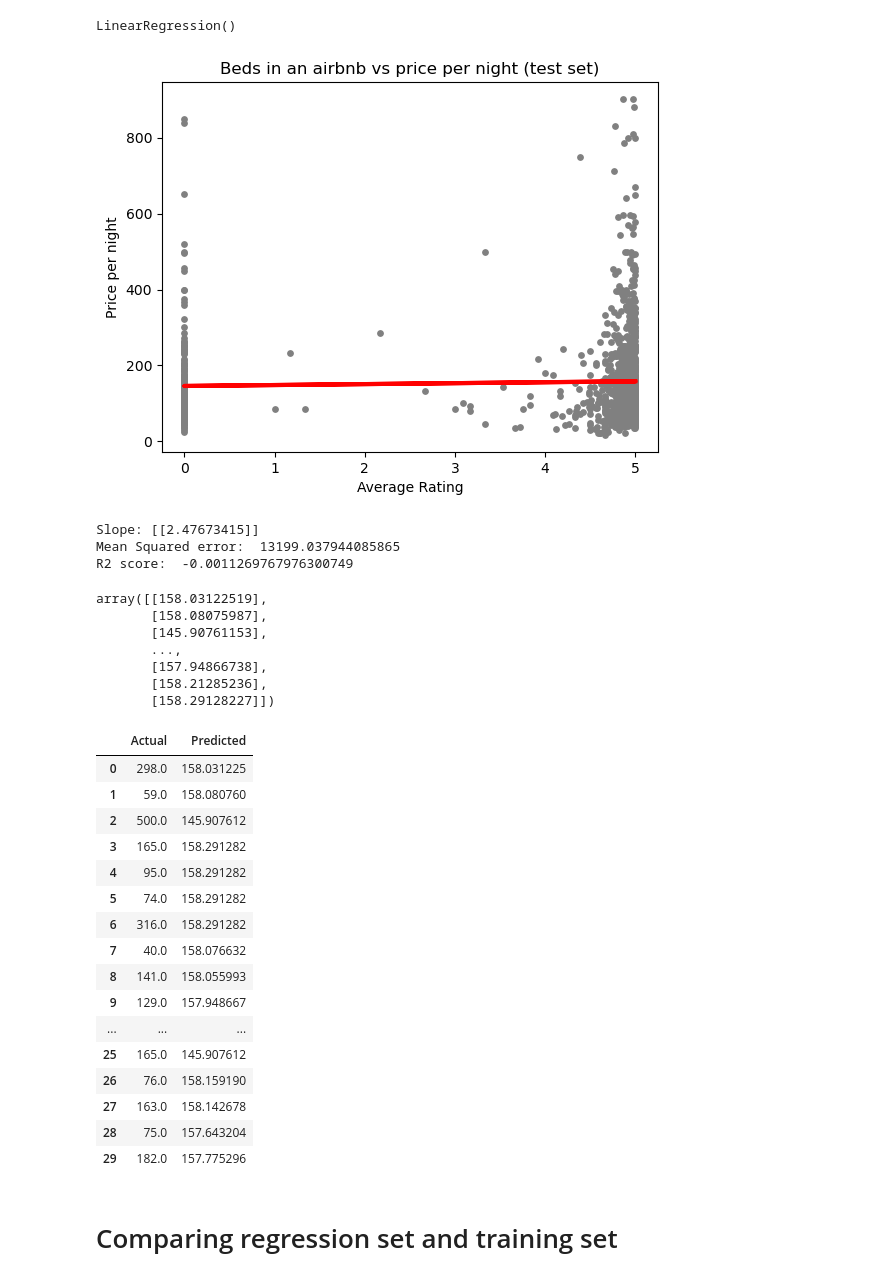
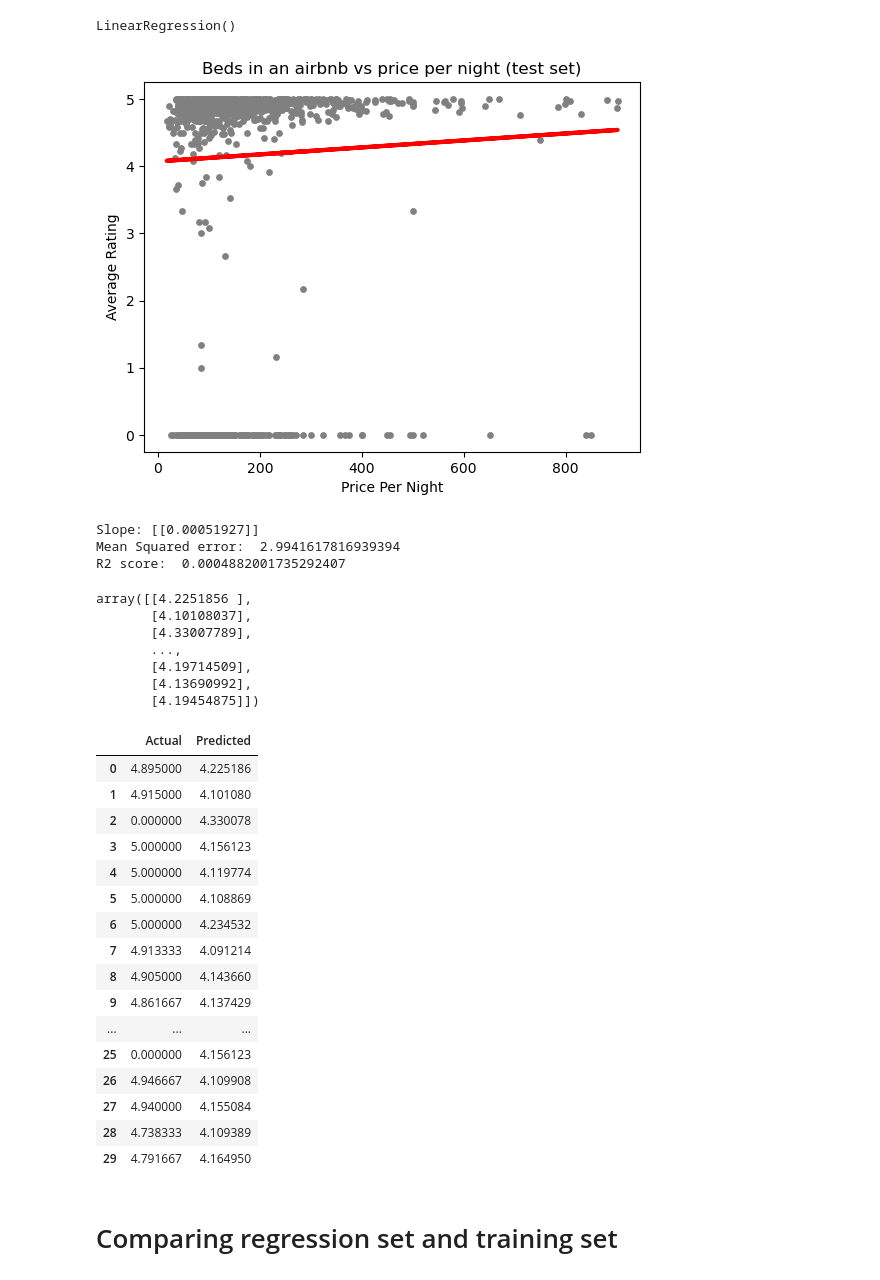
Before and after one commit to GrimlyScarlett/Denver-Airbnb-Analysis, a Jupyter notebook: Scripts/6.7 BNB final analysis.ipynb, the cells around one changed output. Saved outputs shown, nothing was run; the diff lists cells and outputs as text; code cells hidden in the pictures.

```diff
--- a/Scripts/6.7 BNB final analysis.ipynb
+++ b/Scripts/6.7 BNB final analysis.ipynb
@@ -87,7 +87,7 @@ plt.show()
 # %%
 # reshape the variables into NumPy arrays and put them into sepearte objects
-X = df_airbnb['average_ratings'].values.reshape(-1,1)
-y = df_airbnb['price'].values.reshape(-1,1)
+X = df_airbnb['price'].values.reshape(-1,1)
+y = df_airbnb['average_ratings'].values.reshape(-1,1)
 # %%
 #splitting data into training set and test set
 X_train, X_test, y_train, y_test = train_test_split(X, y, test_size=0.3, random_state=0)
@@ -105,14 +105,14 @@ y_predicted = regression.predict(X_test)
 # %%
 #creating a plot that shows the regression line from the model on the test set
 plot_test = plt
 plot_test.scatter(X_test, y_test, color ='gray', s = 15)
 plot_test.plot(X_test, y_predicted, color = 'red', linewidth = 3)
 plot_test.title('Beds in an airbnb vs price per night (test set)')
-plot_test.xlabel('Average Rating')
-plot_test.ylabel('Price per night')
+plot_test.xlabel('Price Per Night')
+plot_test.ylabel('Average Rating')
 plot_test.show()
 # %% [output]
-[figure, old version]
+[figure, new version]
 # %%
 # create objects that contain the model summary statistics
 rmse = mean_squared_error(y_test, y_predicted) #mean squared error
@@ -123,41 +123,41 @@ print('Slope:' ,regression.coef_)
 print('Mean Squared error: ', rmse)
 print('R2 score: ', r2)
 # %% [output]
-Slope: [[2.47673415]]
-Mean Squared error:  13199.037944085865
-R2 score:  -0.0011269767976300749
+Slope: [[0.00051927]]
+Mean Squared error:  2.9941617816939394
+R2 score:  0.0004882001735292407
 # %%
 y_predicted
 # %% [output]
-array([[158.03122519],
-       [158.08075987],
-       [145.90761153],
+array([[4.2251856 ],
+       [4.10108037],
+       [4.33007789],
        ...,
-       [157.94866738],
-       [158.21285236],
-       [158.29128227]])
+       [4.19714509],
+       [4.13690992],
+       [4.19454875]])
 # %%
 #creating a dataframe to compare predicted and actual values of y
 data = pd.DataFrame({'Actual': y_test.flatten(), 'Predicted': y_predicted.flatten()})
 data.head(30)
 # %% [output]
 |  | Actual | Predicted |
-| 0 | 298.0 | 158.031225 |
-| 1 | 59.0 | 158.080760 |
-| 2 | 500.0 | 145.907612 |
-| 3 | 165.0 | 158.291282 |
-| 4 | 95.0 | 158.291282 |
-| 5 | 74.0 | 158.291282 |
-| 6 | 316.0 | 158.291282 |
-| 7 | 40.0 | 158.076632 |
-| 8 | 141.0 | 158.055993 |
-| 9 | 129.0 | 157.948667 |
+| 0 | 4.895000 | 4.225186 |
+| 1 | 4.915000 | 4.101080 |
+| 2 | 0.000000 | 4.330078 |
+| 3 | 5.000000 | 4.156123 |
+| 4 | 5.000000 | 4.119774 |
+| 5 | 5.000000 | 4.108869 |
+| 6 | 5.000000 | 4.234532 |
+| 7 | 4.913333 | 4.091214 |
+| 8 | 4.905000 | 4.143660 |
+| 9 | 4.861667 | 4.137429 |
 | ... | ... | ... |
-| 25 | 165.0 | 145.907612 |
-| 26 | 76.0 | 158.159190 |
-| 27 | 163.0 | 158.142678 |
-| 28 | 75.0 | 157.643204 |
-| 29 | 182.0 | 157.775296 |
+| 25 | 0.000000 | 4.156123 |
+| 26 | 4.946667 | 4.109908 |
+| 27 | 4.940000 | 4.155084 |
+| 28 | 4.738333 | 4.109389 |
+| 29 | 4.791667 | 4.164950 |
 # %% [markdown]
 # Comparing regression set and training set
 # %%
```
Also changed, not shown: parts of 3 cells of this notebook.
